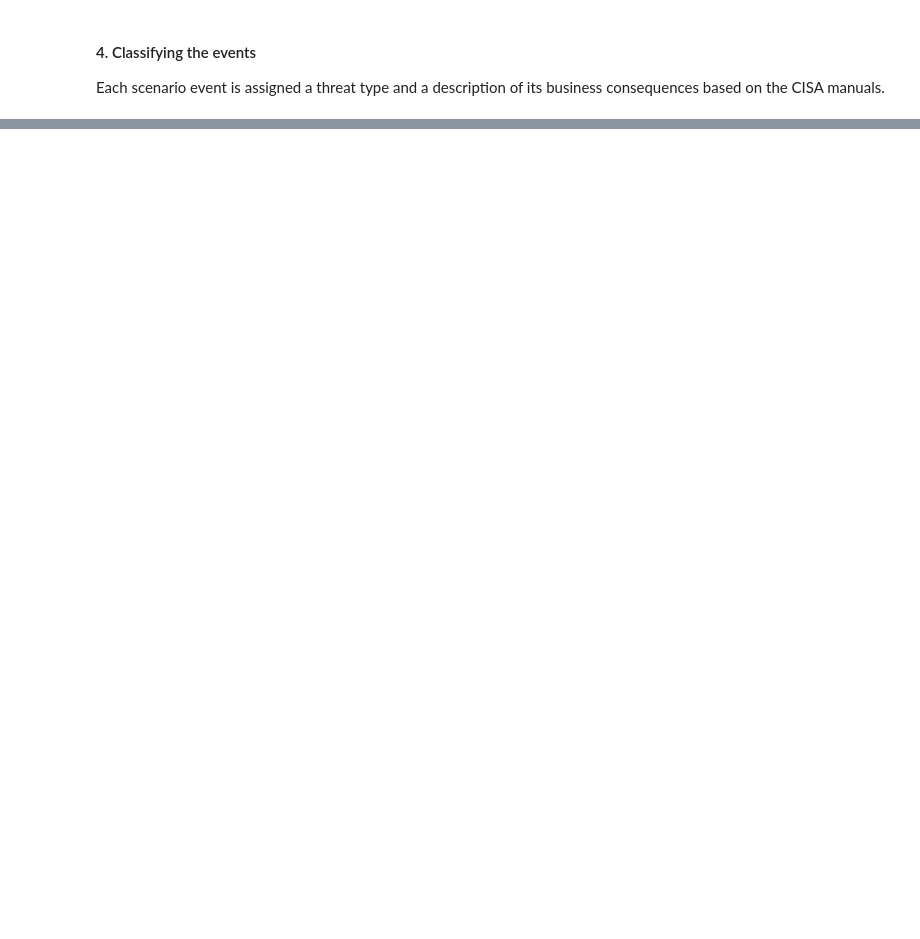
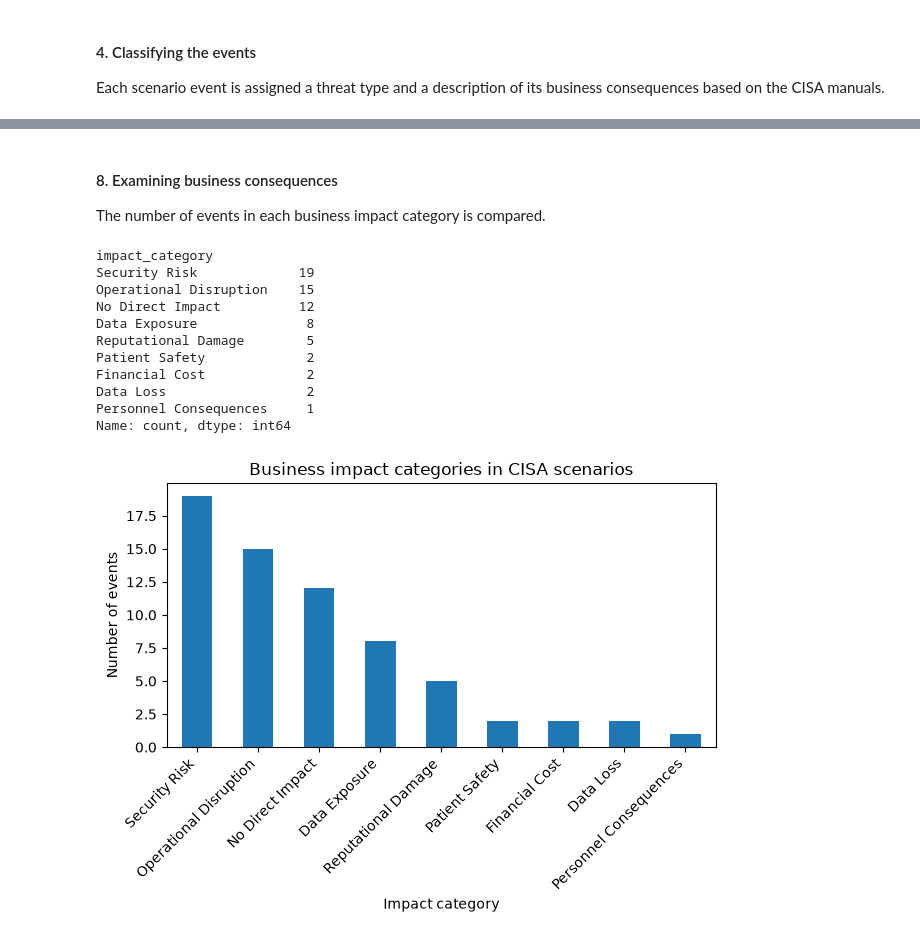
Before and after one commit to Mastercoder-1000/Data-Strategy-amp-Modelling-for-a-Strategic-Cybersecurity-Decision-Making-Exercise-Platform-, a Jupyter notebook: notebooks/cisa_analysis.ipynb, the cells around one changed output, grey strips where cells are left out. Saved outputs shown, nothing was run; the diff lists cells and outputs as text; code cells hidden in the pictures; blank space fills up the shorter version.

```diff
--- a/notebooks/cisa_analysis.ipynb
+++ b/notebooks/cisa_analysis.ipynb
@@ -457,0 +593,26 @@ display(df_labeled[
+# %% [markdown]
+#### 8. Examining business consequences
+The number of events in each business impact category is compared.
+# %%
+print(df_labeled["impact_category"].value_counts())
+
+df_labeled["impact_category"].value_counts().plot(kind="bar")
+plt.title("Business impact categories in CISA scenarios")
+plt.xlabel("Impact category")
+plt.ylabel("Number of events")
+plt.xticks(rotation=45, ha="right")
+plt.tight_layout()
+plt.show()
+# %% [output]
+impact_category
+Security Risk             19
+Operational Disruption    15
+No Direct Impact          12
+Data Exposure              8
+Reputational Damage        5
+Patient Safety             2
+Financial Cost             2
+Data Loss                  2
+Personnel Consequences     1
+Name: count, dtype: int64
+[figure, added]
```
Also changed, not shown: parts of 16 cells of this notebook, 8 other files.
